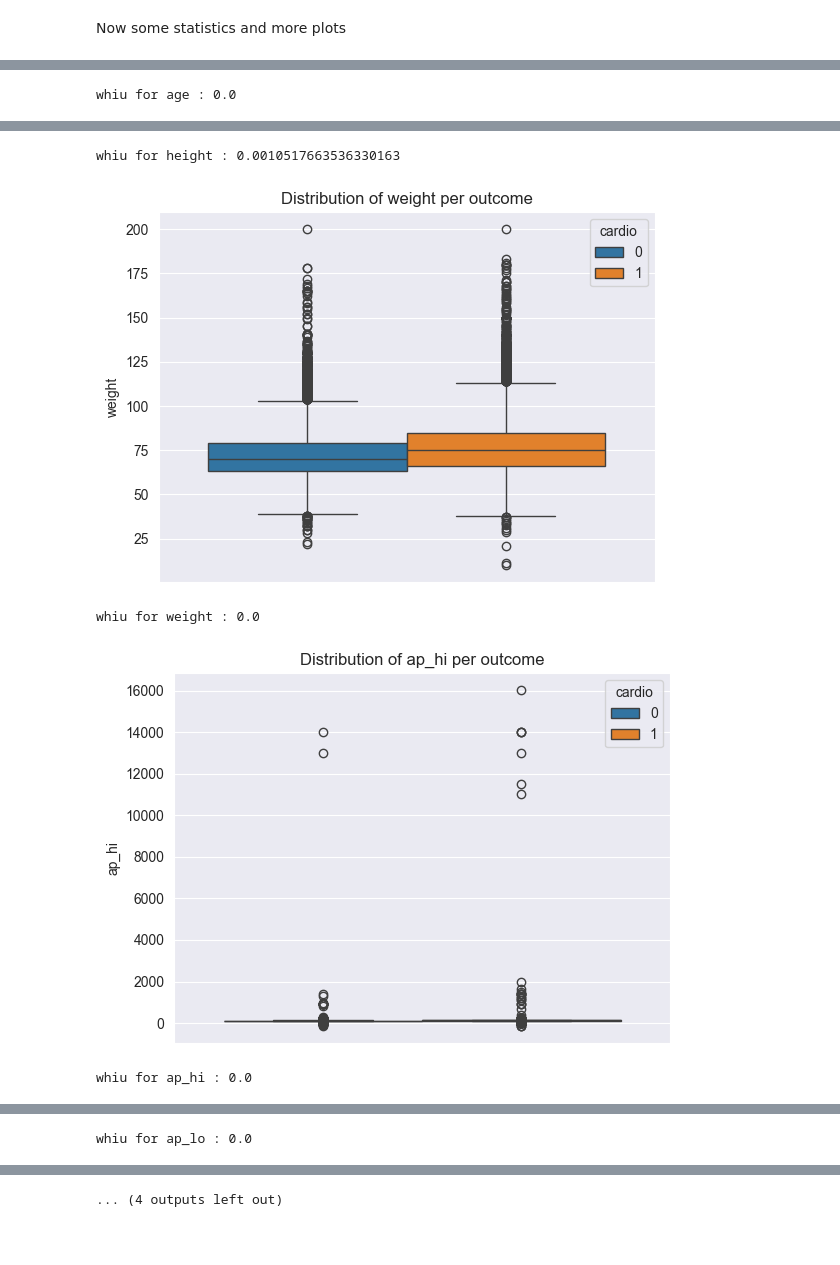
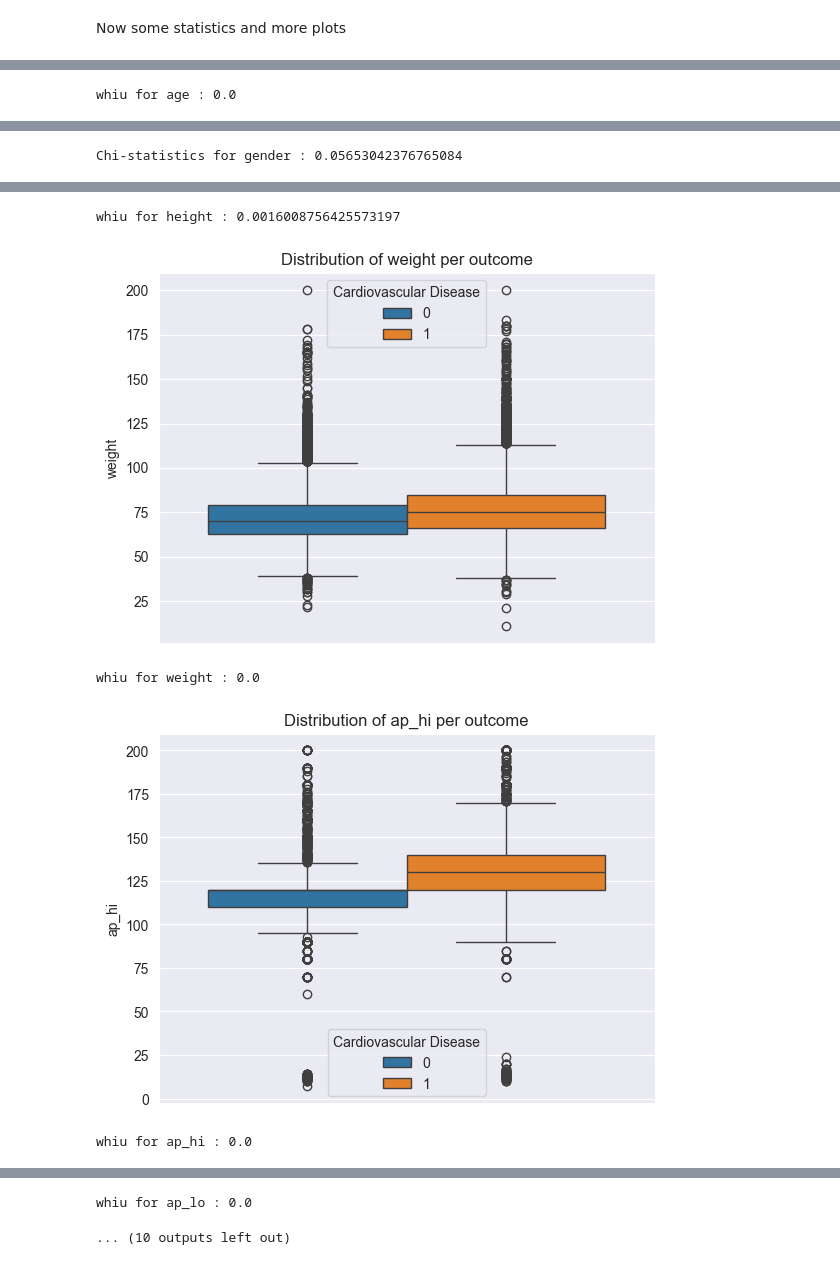
Before and after one commit to jschicker/FoDS_G05_CvD_Jurij, a Jupyter notebook: code/overview.ipynb, the cells around one changed output, grey strips where cells are left out. Saved outputs shown, nothing was run; the diff lists cells and outputs as text; code cells hidden in the pictures; blank space fills up the shorter version.

Commit message:
Data preparation and KNN model

```diff
--- a/code/overview.ipynb
+++ b/code/overview.ipynb
@@ -108,6 +114,12 @@ print(data[data["ap_lo"] > 500]["ap_lo"].count())
 953
 # %% [markdown]
 Some plots:
+# %%
+data_clone = data.copy()
+data = data[data["ap_hi"] <= 200 ]
+data = data[data["ap_hi"] >= 0]
+data = data[data["ap_lo"] <= 200]
+data = data[data["ap_lo"] >= 0]
 # %%
 plt.figure(figsize = (8,8))
 plot1 = sns.displot(x = "gender",
@@ -132,9 +144,13 @@ for var in data.columns:
                              data = data
         )
         plot_a.set_title(f"Count of {var} per outcome")
+        plot_a.legend(title='Cardiovascular Disease')
+
         plt.show()
 
-        p_list.append(sts.chi2_contingency(pd.crosstab(data[var],data["cardio"]))[1])
+        p = sts.chi2_contingency(pd.crosstab(data[var],data["cardio"]))[1]
+        print(f"Chi-statistics for {var} : {p}")
+        p_list.append(p)
 
     elif not var == "cardio":
         plt.figure()
@@ -143,6 +159,7 @@ for var in data.columns:
                              data = data
         )
         plot_a.set_title(f"Distribution of {var} per outcome")
+        plot_a.legend(title='Cardiovascular Disease')
         plt.show()
         group_1 = data[data['cardio'] == "0"][var]
         group_2 = data[data['cardio'] == "1"][var]
@@ -159,7 +176,7 @@ for var in data.columns:
             print(f"whiu for {var} : {p}")
         else:
             p = sts.ttest_ind(group_1, group_2)[1]
-            print(f"t-test for {var}")
+            print(f"t-test for {var} : {p}")
 
         p_list.append(p)
 # %% [output]
@@ -168,0 +186 @@ whiu for age : 0.0
+Chi-statistics for gender : 0.05653042376765084
@@ -170,5 +188,5 @@ whiu for age : 0.0
-whiu for height : 0.0010517663536330163
+whiu for height : 0.0016008756425573197
-[figure, old version]
+[figure, new version]
-whiu for weight : 0.0
+whiu for weight : 0.0
-[figure, old version]
+[figure, new version]
-whiu for ap_hi : 0.0
+whiu for ap_hi : 0.0
@@ -176 +193,0 @@ whiu for ap_hi : 0.0
-whiu for ap_lo : 0.0
@@ -178 +194,2 @@ whiu for ap_lo : 0.0
-... (4 outputs left out)
+whiu for ap_lo : 0.0
+... (10 outputs left out)
```
Also changed, not shown: parts of 8 cells of this notebook, 1 other file.
